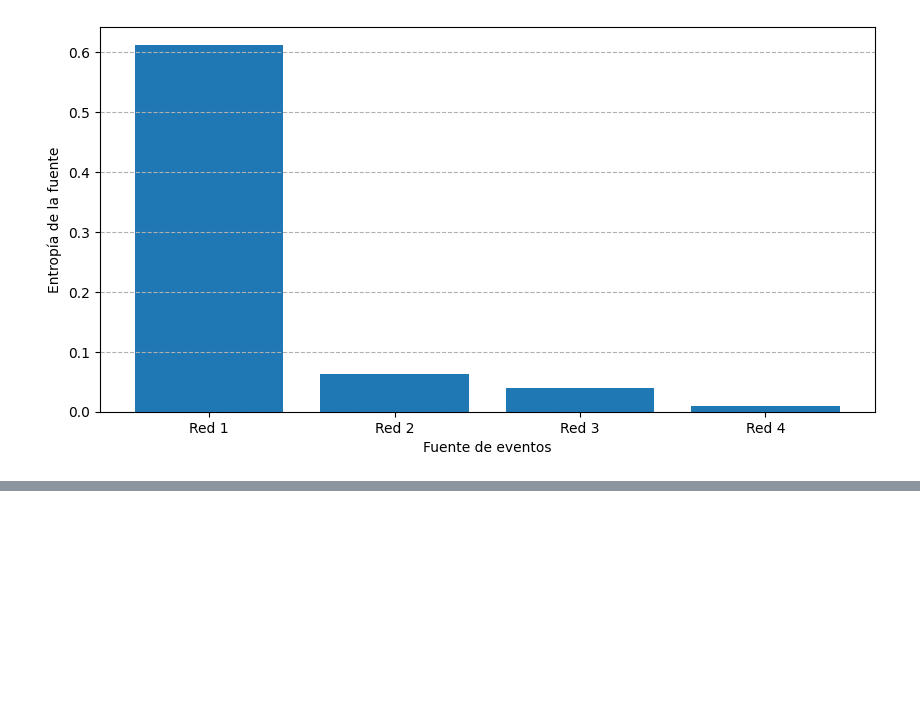
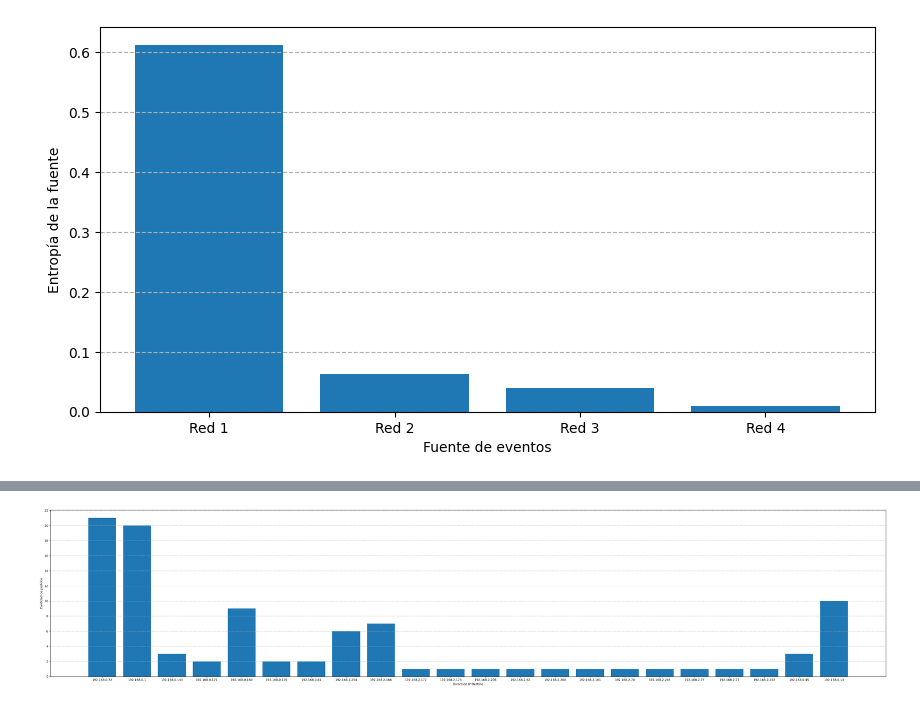
Before and after one commit to pdbruno/redes-tp1, a Jupyter notebook: experimentacion.ipynb, the cells around one changed output, grey strips where cells are left out. Cells and saved outputs as stored; diff of their text form; code cells hidden in the pictures; blank space fills up the shorter version.

```diff
--- a/experimentacion.ipynb
+++ b/experimentacion.ipynb
@@ -117,0 +203,4 @@ plt.savefig(f"graficos/entropias", bbox_inches="tight")
+# %%
+graficar_dst(red_5, 50, 10, "cant_dst_red_5")
+# %% [output]
+[figure, added]
```
Also changed, not shown: parts of 11 cells of this notebook.
